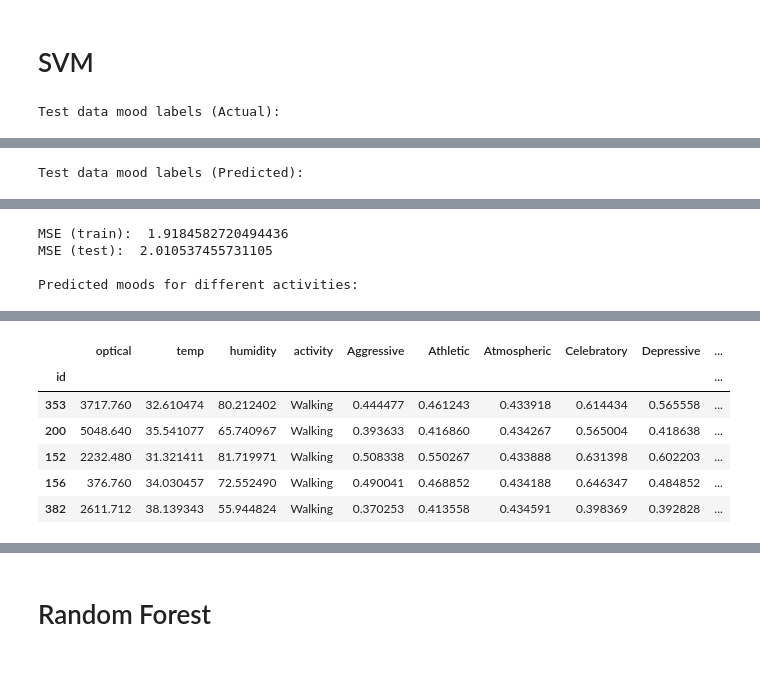
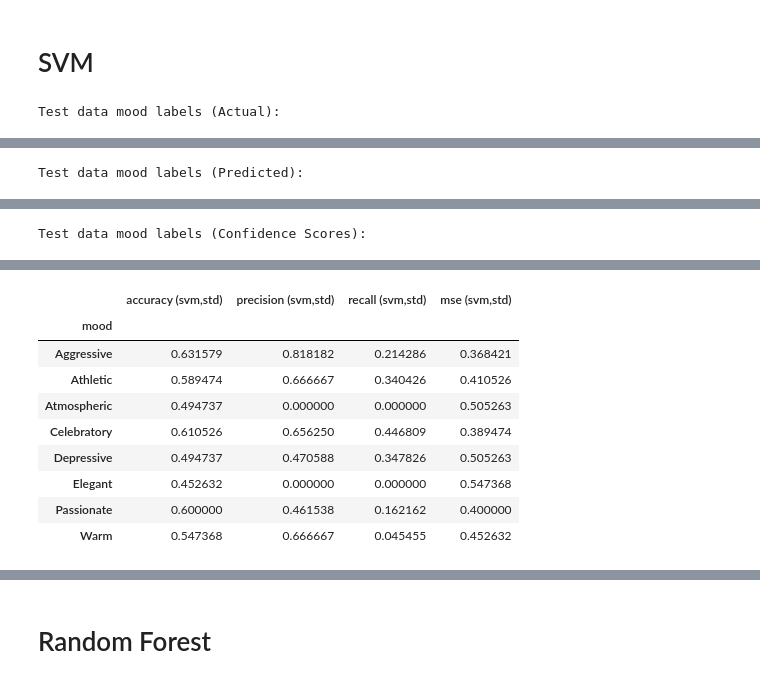
Before and after one commit to ang-zeyu/3237Project, a Jupyter notebook: StatsMethods_song_model.ipynb, the cells around one changed output, grey strips where cells are left out. Cells and saved outputs as stored; diff of their text form; code cells hidden in the pictures.

```diff
--- a/StatsMethods_song_model.ipynb
+++ b/StatsMethods_song_model.ipynb
@@ -69,0 +85,4 @@ print('%d defective rows: ' % len(defective_ids),defective_ids)
+# %%
+motion_model_path = 'savedModel_stackedLSTM'
+model = load_model(motion_model_path)
+model.summary()
@@ -182,13 +240,21 @@ from sklearn import svm
 # model training
 # since predict_proba only works with two classes at a time,
 # eight svm models are trained for each mood and stored in the dictionary "svm_moods"
-svms = {} # key:mood, value:svm model trained on that mood
+svms_std = {} # key:mood, value:svm model trained on that mood
 params = {'C':[10e-3, 10e-2, 0.1, 1,10], 'kernel':('linear', 'poly', 'rbf', 'sigmoid'), 'decision_function_shape':('ovr', 'ovo')}
 for mood in y_train.columns:
-    svm_pipe = Pipeline([('scaler', MinMaxScaler()),
+    svm_pipe_std = Pipeline([('scaler', StandardScaler()),
                        ('svm', GridSearchCV(svm.SVC(max_iter=100000, probability=True), params)), ])
-    svm_pipe.fit(x_train, y_train.loc[:,mood].values)
-    svms[mood] = svm_pipe
+    svm_pipe_std.fit(x_train, y_train.loc[:,mood].values)
+    svms_std[mood] = svm_pipe_std
+# %%
+svms_mm = {} # key:mood, value:svm model trained on that mood
+params = {'C':[10e-3, 10e-2, 0.1, 1,10], 'kernel':('linear', 'poly', 'rbf', 'sigmoid'), 'decision_function_shape':('ovr', 'ovo')}
+for mood in y_train.columns:
+    svm_pipe_mm = Pipeline([('scaler', MinMaxScaler()),
+                       ('svm', GridSearchCV(svm.SVC(max_iter=100000, probability=True), params)), ])
+    svm_pipe_mm.fit(x_train, y_train.loc[:,mood].values)
+    svms_mm[mood] = svm_pipe_mm
 # %%
 # Define functions for prediction and evaluation of SVM model
 
@@ -215,21 +299,37 @@ def evaluate(df_actual, df_pred):
 # %%
-train_pred_svm_df = svm_predict(svms, train_df)
-test_pred_svm_df = svm_predict(svms, test_df)
+train_pred_svm_df = svm_predict(svms_std, train_df, prob=False)
+test_pred_svm_df = svm_predict(svms_std, test_df, prob=False)
+train_prob_svm_df = svm_predict(svms_std, train_df, prob=True)
+test_prob_svm_df = svm_predict(svms_std, test_df, prob=True)
 
+# Show predicted values and confidence scores for moods for random samples
 print('Test data mood labels (Actual):')
 test_df_copy = test_df.copy()
-test_df_copy['activity'] = le.inverse_transform(test_df_copy['activity'].values) # convert activity values back to strings
+test_df_copy['activity'] = [activity_cats[k] for k in test_df_copy['activity'].values]
 display(test_df_copy.head())
+
 print('Test data mood labels (Predicted):')
-test_pred_svm_df['activity'] = le.inverse_transform(test_pred_svm_df['activity'].values)
+test_pred_svm_df['activity'] = [activity_cats[k] for k in test_pred_svm_df['activity'].values]
 display(test_pred_svm_df.head())
 
-print('MSE (train): ', evaluate(train_df, train_pred_svm_df))
-print('MSE (test): ', evaluate(test_df, test_pred_svm_df))
+print('Test data mood labels (Confidence Scores):')
+test_prob_svm_df['activity'] = [activity_cats[k] for k in test_prob_svm_df['activity'].values]
+display(test_prob_svm_df.head())
 
-print('\nPredicted moods for different activities:')
-for activity in le.classes_:
-    display(test_pred_svm_df[test_pred_svm_df['activity']==activity].head())
+# Show evaluation of predictions
+train_eval_svm_df = evaluate(train_df, train_pred_svm_df, train_prob_svm_df, 'svm,std')
+test_eval_svm_df = evaluate(test_df, test_pred_svm_df, test_prob_svm_df, 'svm,std')
+display(test_eval_svm_df)
+display(test_eval_svm_df.describe())
+
+# # Show MSE of confidence scores
+# print('MSE (train): ', evaluate_mse(train_df, train_pred_svm_df))
+# print('MSE (test): ', evaluate_mse(test_df, test_pred_svm_df))
+
+# # Show predicted confidence scores for moods for different activities
+# print('\nPredicted moods for different activities:')
+# for activity in le.classes_:
+#     display(test_pred_svm_df[test_pred_svm_df['activity']==activity].head())
 # %% [output]
 Test data mood labels (Actual):
 |  | optical | temp | humidity | activity | Aggressive | Athletic | Atmospheric | Celebratory | Depressive | ... |
@@ -250,6 +350,3 @@ Test data mood labels (Predicted):
-MSE (train):  1.9184582720494436
-MSE (test):  2.010537455731105
-
-Predicted moods for different activities:
+Test data mood labels (Confidence Scores):
 |  | optical | temp | humidity | activity | Aggressive | Athletic | Atmospheric | Celebratory | Depressive | ... |
 | id |  |  |  |  |  |  |  |  |  | ... |
@@ -261,7 +358,10 @@ Predicted moods for different activities:
-|  | optical | temp | humidity | activity | Aggressive | Athletic | Atmospheric | Celebratory | Depressive | ... |
-| id |  |  |  |  |  |  |  |  |  | ... |
-| 353 | 3717.760 | 32.610474 | 80.212402 | Walking | 0.444477 | 0.461243 | 0.433918 | 0.614434 | 0.565558 | ... |
-| 200 | 5048.640 | 35.541077 | 65.740967 | Walking | 0.393633 | 0.416860 | 0.434267 | 0.565004 | 0.418638 | ... |
-| 152 | 2232.480 | 31.321411 | 81.719971 | Walking | 0.508338 | 0.550267 | 0.433888 | 0.631398 | 0.602203 | ... |
-| 156 | 376.760 | 34.030457 | 72.552490 | Walking | 0.490041 | 0.468852 | 0.434188 | 0.646347 | 0.484852 | ... |
-| 382 | 2611.712 | 38.139343 | 55.944824 | Walking | 0.370253 | 0.413558 | 0.434591 | 0.398369 | 0.392828 | ... |
+|  | accuracy (svm,std) | precision (svm,std) | recall (svm,std) | mse (svm,std) |
+| mood |  |  |  |  |
+| Aggressive | 0.631579 | 0.818182 | 0.214286 | 0.368421 |
+| Athletic | 0.589474 | 0.666667 | 0.340426 | 0.410526 |
+| Atmospheric | 0.494737 | 0.000000 | 0.000000 | 0.505263 |
+| Celebratory | 0.610526 | 0.656250 | 0.446809 | 0.389474 |
+| Depressive | 0.494737 | 0.470588 | 0.347826 | 0.505263 |
+| Elegant | 0.452632 | 0.000000 | 0.000000 | 0.547368 |
+| Passionate | 0.600000 | 0.461538 | 0.162162 | 0.400000 |
+| Warm | 0.547368 | 0.666667 | 0.045455 | 0.452632 |
```
Also changed, not shown: parts of 18 cells of this notebook.
